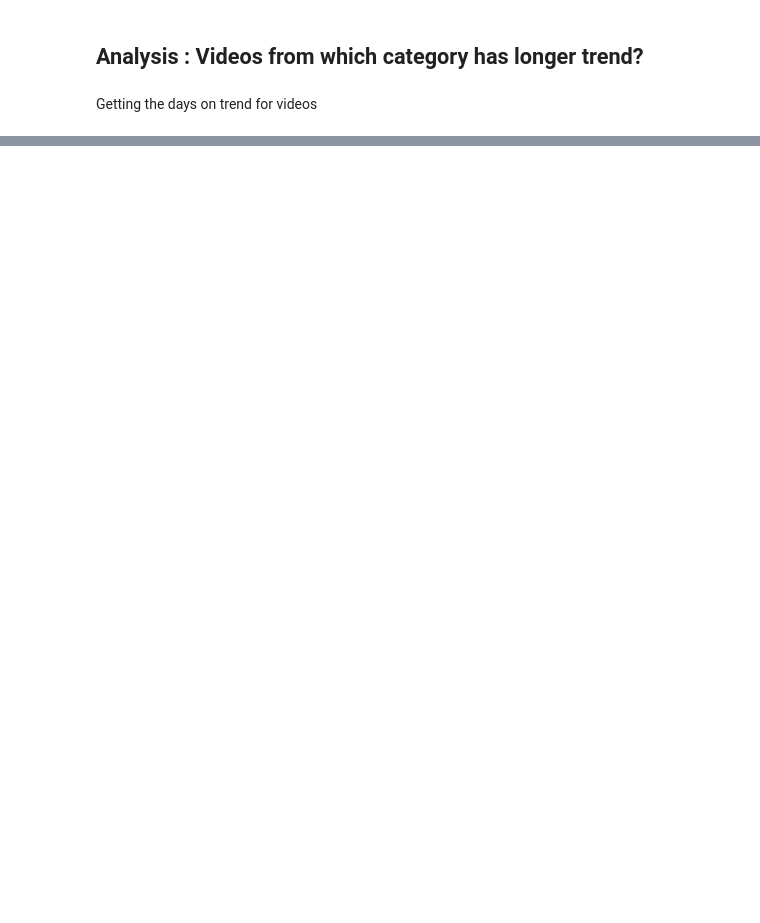
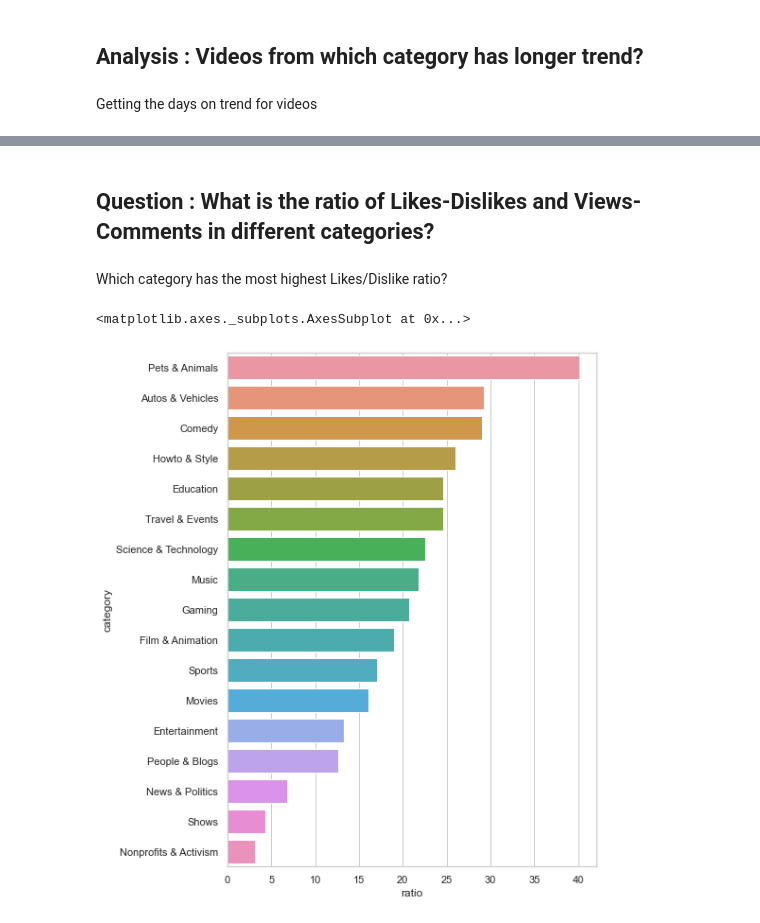
Before and after one commit to nilayduzkesen/EDA-Youtube-Project, a Jupyter notebook: EDA-Youtube Project!.ipynb, the cells around one changed output, grey strips where cells are left out. Drawn from its saved outputs; the diff is of its cells as text; code cells hidden in the pictures; blank space fills up the shorter version.

```diff
--- a/EDA-Youtube Project!.ipynb
+++ b/EDA-Youtube Project!.ipynb
@@ -389,11 +428,0 @@ diff_last.columns = ['video_id','publish_to_trend_last']
-# %%
-#first ve last trend day datalarını insert edip farkını alarak videonun trendde kalma uzunlugunu bulacagım.
-#datada bu haliyle kac günde trend oldugu bilgisi var
-
-#insert ederken hata alıyorum
-
-
-all_data = all_data.reset_index()
-
-all_data.insert(4,'publish_to_trend_last', diff_last['publish_to_trend_last'].astype('timedelta64[D]').astype(int))
-all_data.insert(4, 'publish_to_trend', first['publish_to_trend'].astype('timedelta64[D]').astype(int))
@@ -417,0 +429,13 @@ all_data
+# %% [markdown]
+## Question : What is the ratio of Likes-Dislikes and Views-Comments in different categories?
+# %% [markdown]
+Which category has the most highest Likes/Dislike ratio?
+# %%
+like_dislike_ratio = all_data.groupby('category')['likes'].sum() / all_data.groupby('category')['dislikes'].sum()
+like_dislike_ratio = like_dislike_ratio.sort_values(ascending=False).reset_index()
+like_dislike_ratio.columns = ['category','ratio']
+plt.figure(figsize=(7,10))
+sns.barplot(x= 'ratio', y= 'category', data= like_dislike_ratio.drop(17, axis=0),label="Likes-Dislike Ratio")
+# %% [output]
+<matplotlib.axes._subplots.AxesSubplot at 0x...>
+[figure, added]
```
Also changed, not shown: parts of 28 cells of this notebook.
